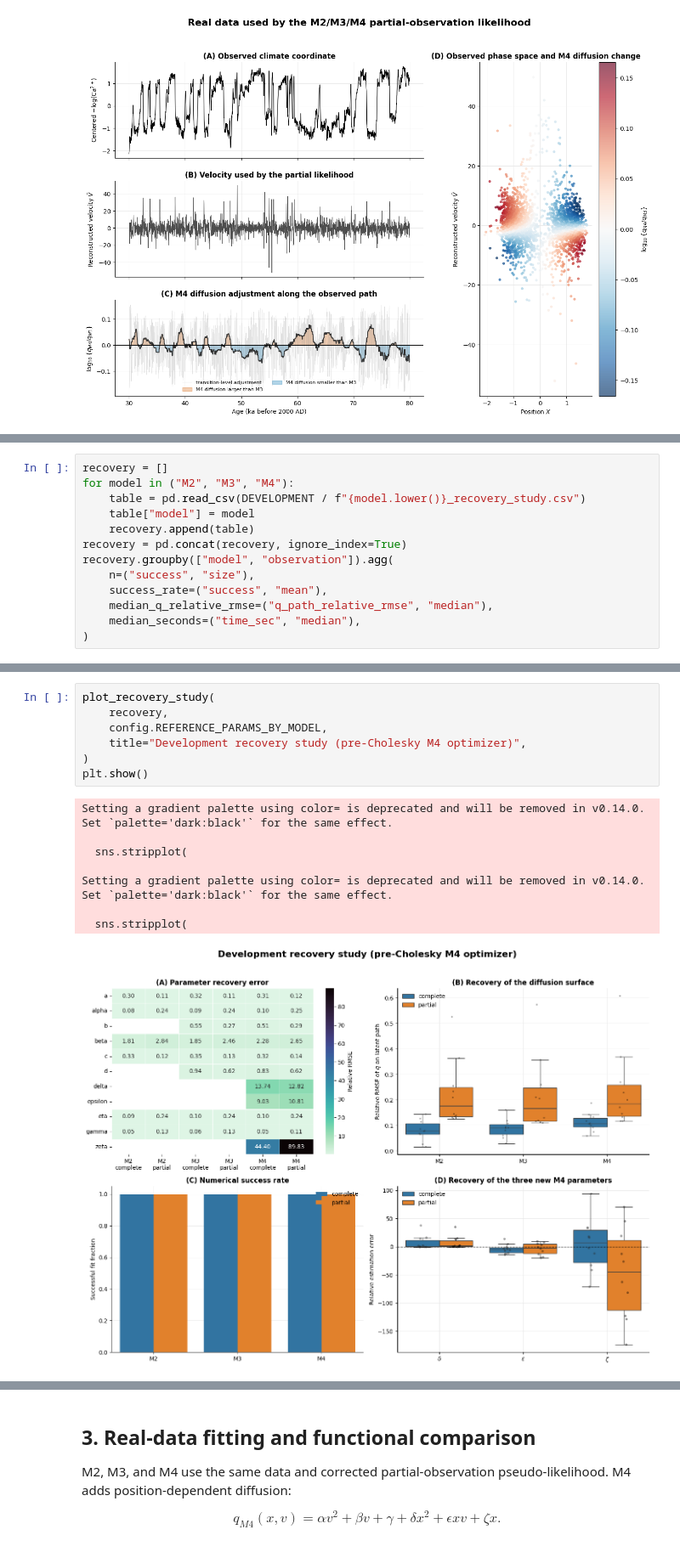
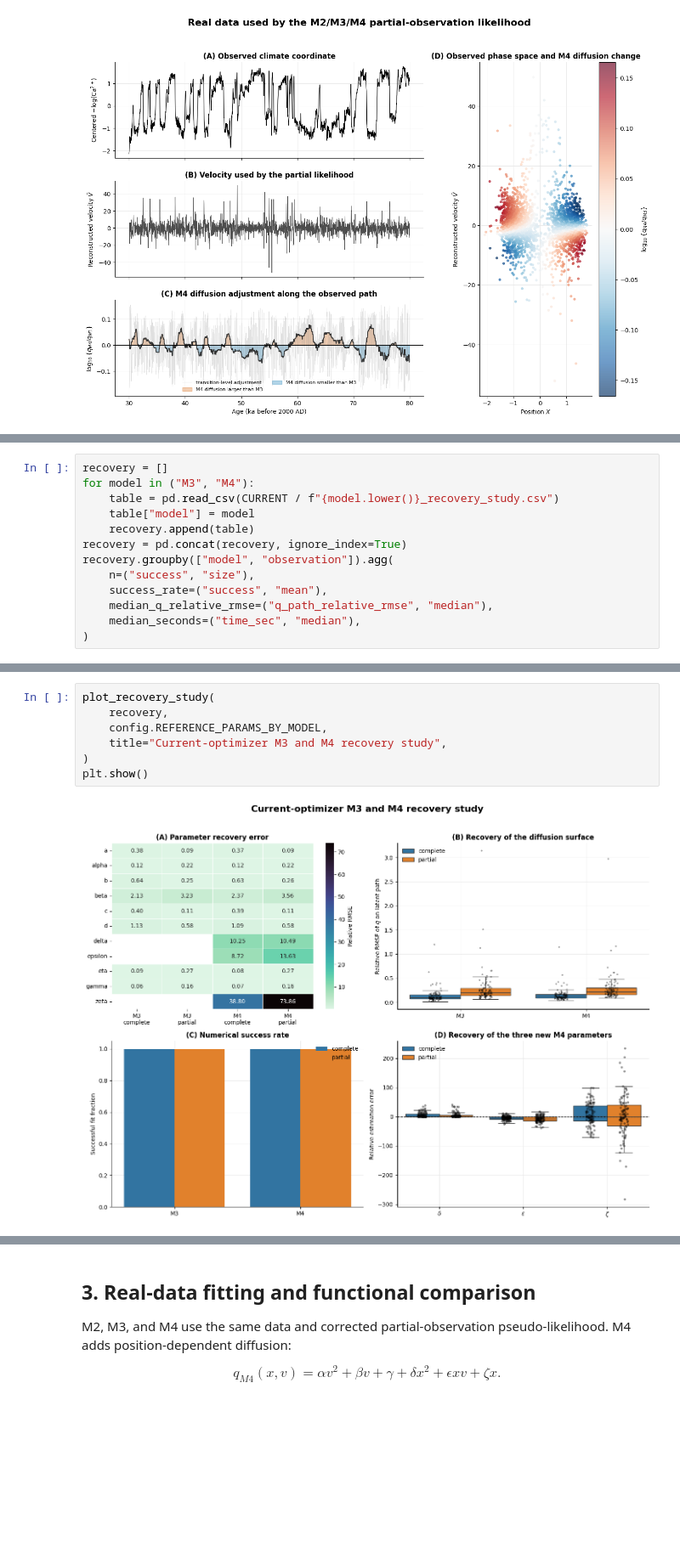
Before and after one commit to Luciferjjj/student-kramers-m4, a Jupyter notebook: notebooks/greenland_m4_analysis.ipynb, the cells around one changed output, grey strips where cells are left out. Shown at 85% size. Saved outputs shown, nothing was run; the diff lists cells and outputs as text; blank space fills up the shorter version.

Commit message:
research: complete current M4 validation workflow

```diff
--- a/notebooks/greenland_m4_analysis.ipynb
+++ b/notebooks/greenland_m4_analysis.ipynb
@@ -99,7 +100,7 @@ methodological claim.
 # %%
 recovery = []
-for model in ("M2", "M3", "M4"):
-    table = pd.read_csv(DEVELOPMENT / f"{model.lower()}_recovery_study.csv")
+for model in ("M3", "M4"):
+    table = pd.read_csv(CURRENT / f"{model.lower()}_recovery_study.csv")
     table["model"] = model
     recovery.append(table)
 recovery = pd.concat(recovery, ignore_index=True)
@@ -121,19 +120,12 @@ recovery.groupby(["model", "observation"]).agg(
 # %%
 plot_recovery_study(
     recovery,
     config.REFERENCE_PARAMS_BY_MODEL,
-    title="Development recovery study (pre-Cholesky M4 optimizer)",
+    title="Current-optimizer M3 and M4 recovery study",
 )
 plt.show()
 # %% [output]
-Setting a gradient palette using color= is deprecated and will be removed in v0.14.0. Set `palette='dark:black'` for the same effect.
-
-  sns.stripplot(
-
-Setting a gradient palette using color= is deprecated and will be removed in v0.14.0. Set `palette='dark:black'` for the same effect.
-
-  sns.stripplot(
-[figure, old version]
+[figure, new version]
 # %%
 scenarios = ("m3", "weak", "moderate", "strong")
 discrimination = pd.concat(
```
Also changed, not shown: parts of 12 cells of this notebook, 41 other files.
